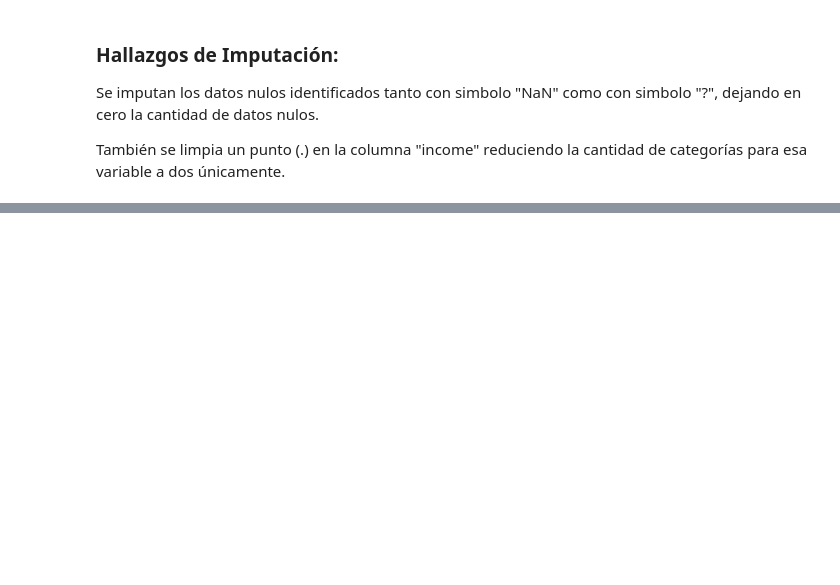
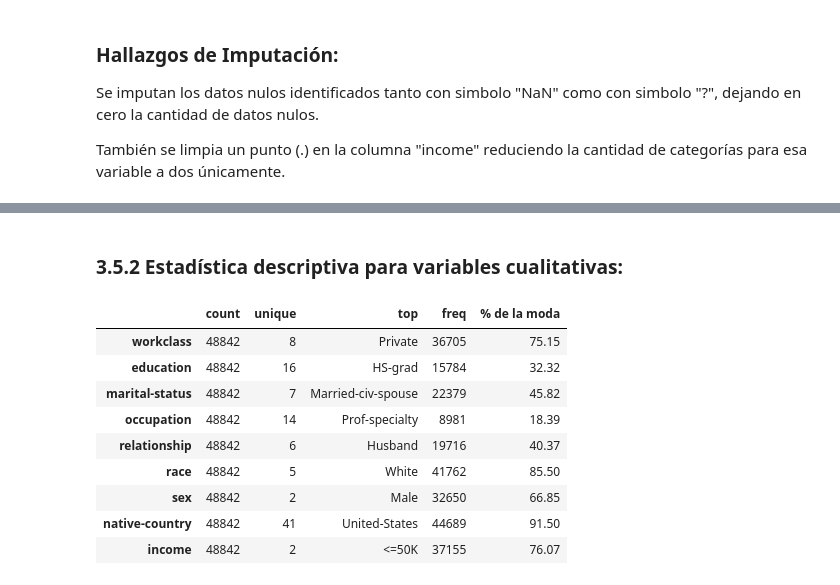
Before and after one commit to sebacalfa/ProyFinal_Mod6, a Jupyter notebook: Proyecto_Final_Mod6.ipynb, the cells around one changed output, grey strips where cells are left out. Cells and saved outputs as stored; diff of their text form; code cells hidden in the pictures; blank space fills up the shorter version.

```diff
--- a/Proyecto_Final_Mod6.ipynb
+++ b/Proyecto_Final_Mod6.ipynb
@@ -325,0 +392,24 @@ resumen
+# %% [markdown]
+### 3.5.2 Estadística descriptiva para variables cualitativas:
+# %%
+vars_cualitativas = ['workclass', 'education', 'marital-status', 'occupation',
+                      'relationship', 'race', 'sex', 'native-country', 'income']
+
+resumen_cat = df_clean[vars_cualitativas].describe().T
+resumen_cat['freq'] = pd.to_numeric(resumen_cat['freq'])
+resumen_cat['count'] = pd.to_numeric(resumen_cat['count'])
+resumen_cat['unique'] = pd.to_numeric(resumen_cat['unique'])
+
+resumen_cat['% de la moda'] = (resumen_cat['freq'] / len(df_clean) * 100).round(2)
+resumen_cat
+# %% [output]
+|  | count | unique | top | freq | % de la moda |
+| workclass | 48842 | 8 | Private | 36705 | 75.15 |
+| education | 48842 | 16 | HS-grad | 15784 | 32.32 |
+| marital-status | 48842 | 7 | Married-civ-spouse | 22379 | 45.82 |
+| occupation | 48842 | 14 | Prof-specialty | 8981 | 18.39 |
+| relationship | 48842 | 6 | Husband | 19716 | 40.37 |
+| race | 48842 | 5 | White | 41762 | 85.50 |
+| sex | 48842 | 2 | Male | 32650 | 66.85 |
+| native-country | 48842 | 41 | United-States | 44689 | 91.50 |
+| income | 48842 | 2 | <=50K | 37155 | 76.07 |
```
Also changed, not shown: parts of 21 cells of this notebook.
